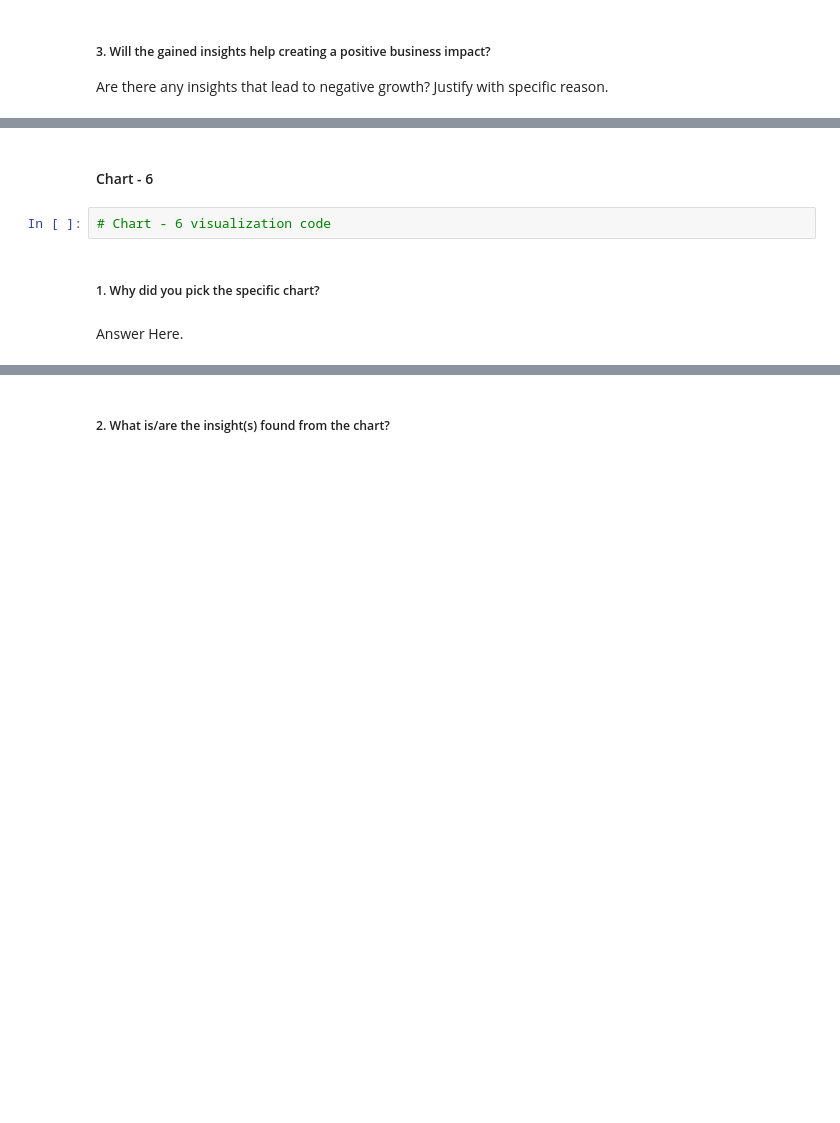
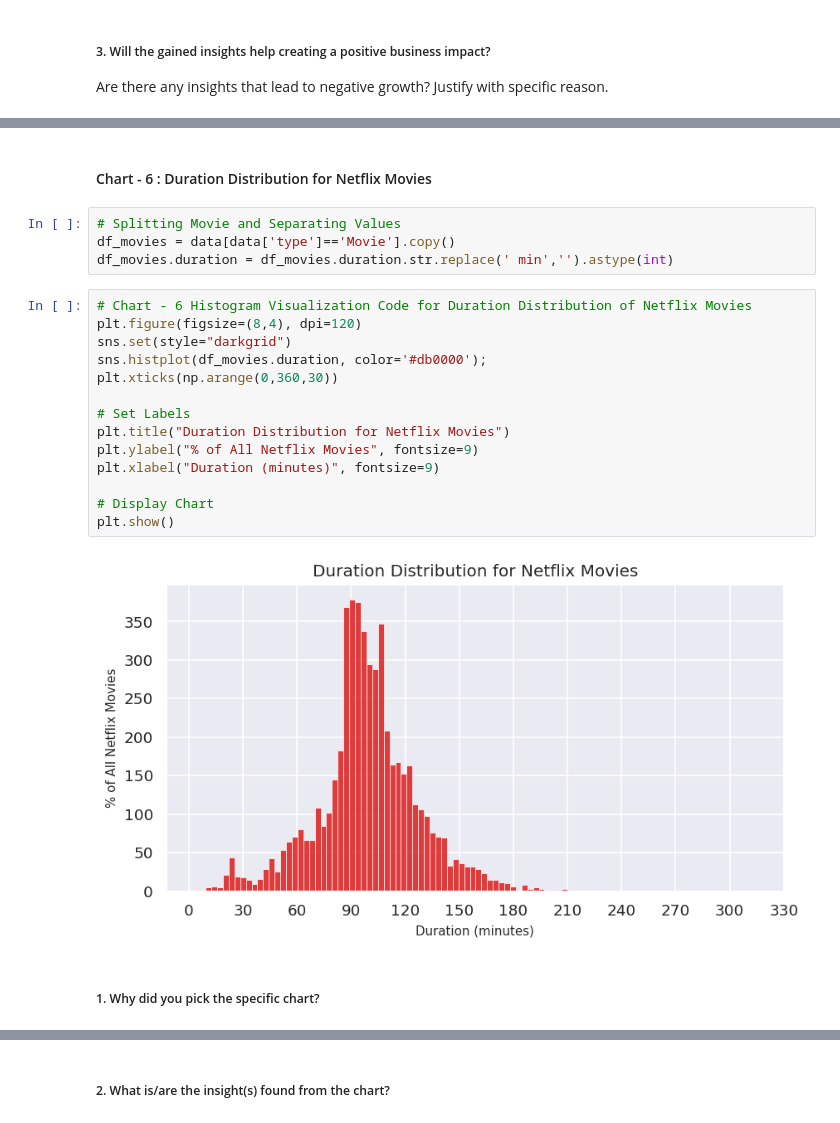
Before and after one commit to Apaulgithub/Netflix_Movies_And_TV_Shows_Clustering, a Jupyter notebook: Netflix_Movies_And_TV_Shows_Clustering_(Unsupervised_ML).ipynb, the cells around one changed output, grey strips where cells are left out. Cells and saved outputs as stored; diff of their text form; blank space fills up the shorter version.

```diff
--- a/Netflix_Movies_And_TV_Shows_Clustering_(Unsupervised_ML).ipynb
+++ b/Netflix_Movies_And_TV_Shows_Clustering_(Unsupervised_ML).ipynb
@@ -594,8 +616,24 @@ Answer Here
 # %% [markdown]
-#### Chart - 6
+#### Chart - 6 : Duration Distribution for Netflix Movies
-# %%
-# Chart - 6 visualization code
+# %%
+# Splitting Movie and Separating Values
+df_movies = data[data['type']=='Movie'].copy()
+df_movies.duration = df_movies.duration.str.replace(' min','').astype(int)
+# %%
+# Chart - 6 Histogram Visualization Code for Duration Distribution of Netflix Movies
+plt.figure(figsize=(8,4), dpi=120)
+sns.set(style="darkgrid")
+sns.histplot(df_movies.duration, color='#db0000');
+plt.xticks(np.arange(0,360,30))
+
+# Set Labels
+plt.title("Duration Distribution for Netflix Movies")
+plt.ylabel("% of All Netflix Movies", fontsize=9)
+plt.xlabel("Duration (minutes)", fontsize=9)
+
+# Display Chart
+plt.show()
+# %% [output]
+[figure, added]
 # %% [markdown]
 ##### 1. Why did you pick the specific chart?
-# %% [markdown]
-Answer Here.
```
Also changed, not shown: parts of 33 cells of this notebook.
